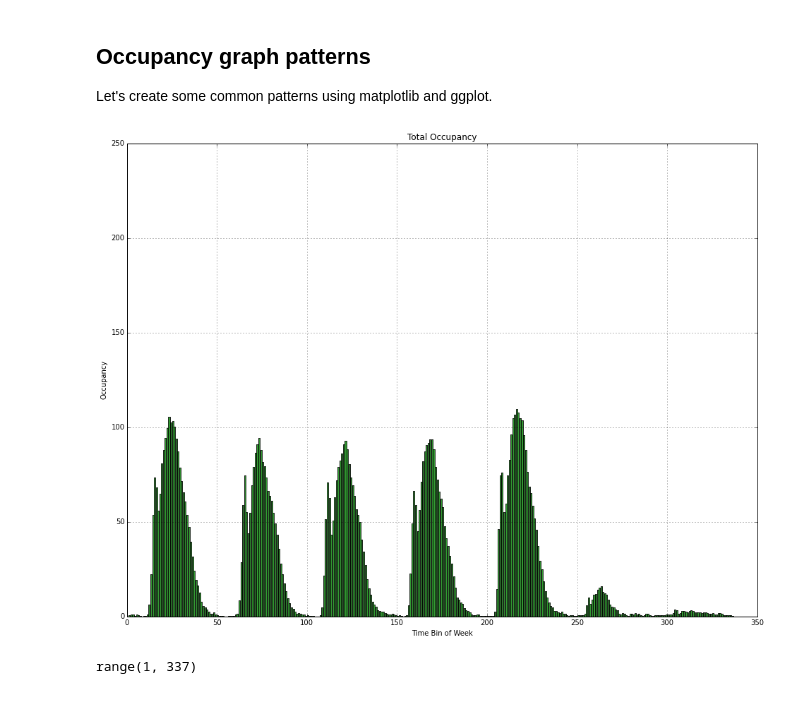
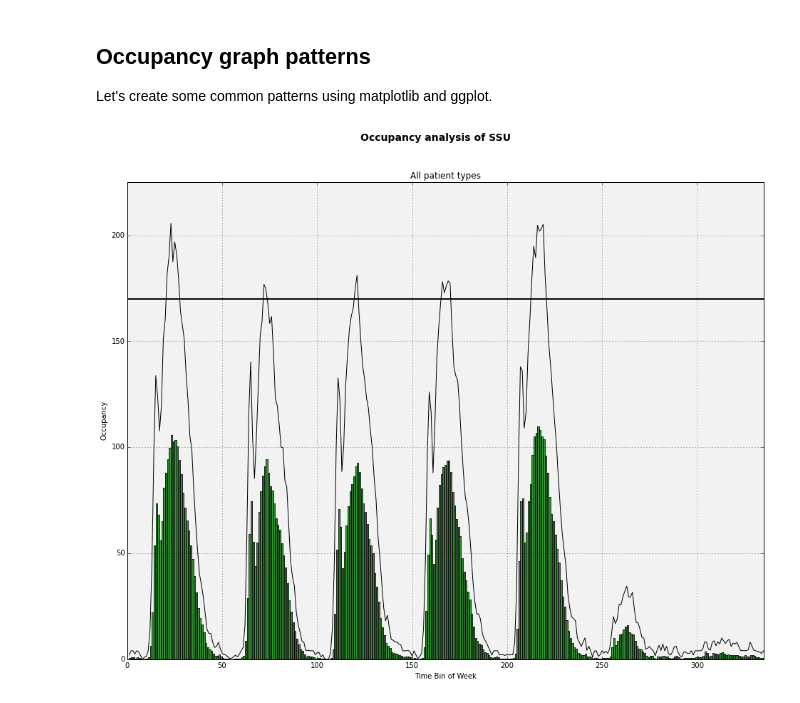
Before and after one commit to misken/hillmaker, a Jupyter notebook: hillmaker/hillpy_plotting_demo.ipynb, the cells around one changed output. Cells and saved outputs as stored; diff of their text form; code cells hidden in the pictures.

Commit message:
progress on plotting patterns

```diff
--- a/hillmaker/hillpy_plotting_demo.ipynb
+++ b/hillmaker/hillpy_plotting_demo.ipynb
@@ -129,2 +125,2 @@ display(fig1)
 # %%
-total_df.reset_index()
+total_df.reset_index(inplace=True)
@@ -156,49 +143,77 @@ Occupancy graph patterns
 Let's create some common patterns using matplotlib and ggplot.
 # %%
 # Create a Figure and Axes object
+#--------------------------------
 fig1 = plt.figure()
 ax1 = fig1.add_subplot(1,1,1)
 
 # Specify the X-axis values
+#--------------------------
 time_bins = range(1,337)
 
-# Specify the mean occupancy values and upper percentile values
+# Specify the mean occupancy, percentile and capacity values
+#-----------------------------------------------------------
 mean_occ = total_df['mean']
 pctile_occ = total_df['p95']
+capacity = total_df['capacity']
 
-# Specify a capacity line
-capacity = total_df['capacity']
+# Styling of bars, lines, plot area
+#-----------------------------------
 
 # Style the bars for mean occupancy
 bar_color = 'green'
 bar_opacity = 0.8
 
 # Style the line for the occupancy percentile and capacity
-pctile_line_style = 'k--'
-capacity_line_style = 'k-'
+pctile_line_style = '-'
+pctile_color = 'black'
+pctile_line_width = 1
 
-pctile_line_width = 1
+capacity_line_style = '-'
+capacity_color = 'black'
 capacity_line_width = 2
 
+# Set the background color of the plot. Argument is a string float in
+# (0,1) representing greyscale (0=black, 1=white)
+ax1.patch.set_facecolor('0.95')
+
+# Set the background color of the plot. Argument is a color name
+# ax1.patch.set_facecolor('yellow')
+
+# Set the background color of the plot. Argument is a hex color code
+# ax1.patch.set_facecolor('#FFFFAD')
+
 # Add data to the plot
+#--------------------------
+
+# Mean occupancy as bars
 ax1.bar(time_bins,mean_occ, color=bar_color, alpha=bar_opacity)
-ax1.plot(time_bins,pctile_occ, linestyle=pctile_line_style)
+
+# Some percentile and capacity as a line
+ax1.plot(time_bins,pctile_occ, linestyle=pctile_line_style, linewidth=pctile_line_width, color=pctile_color)
+ax1.plot(time_bins,capacity,linestyle=capacity_line_style, linewidth=capacity_line_width, color=capacity_color)
+
+# Set x-axis values
+ax1.set_xlim([0,335])
+
+# Set y-axis values
+ax1.set_ylim([0,225])
+
+# Add other chart elements
+#-------------------------
 
 # Set plot and axis titles
-ax1.set_title('Total Occupancy')
+fig1.suptitle('Occupancy analysis of SSU', fontsize=14, fontweight='bold')
+ax1.set_title('All patient types')
 ax1.set_xlabel('Time Bin of Week')
 ax1.set_ylabel('Occupancy')
 
 # Gridlines
 ax1.grid(True, color='k')
 
 # Legend
 
 # Plot size
 fig1.set_size_inches(16,12)
 # %% [output]
-[figure, old version]
+[figure, new version]
-# %%
-range(1,337)
-# %% [output]
-range(1, 337)
```
Also changed, not shown: parts of 11 cells of this notebook.
